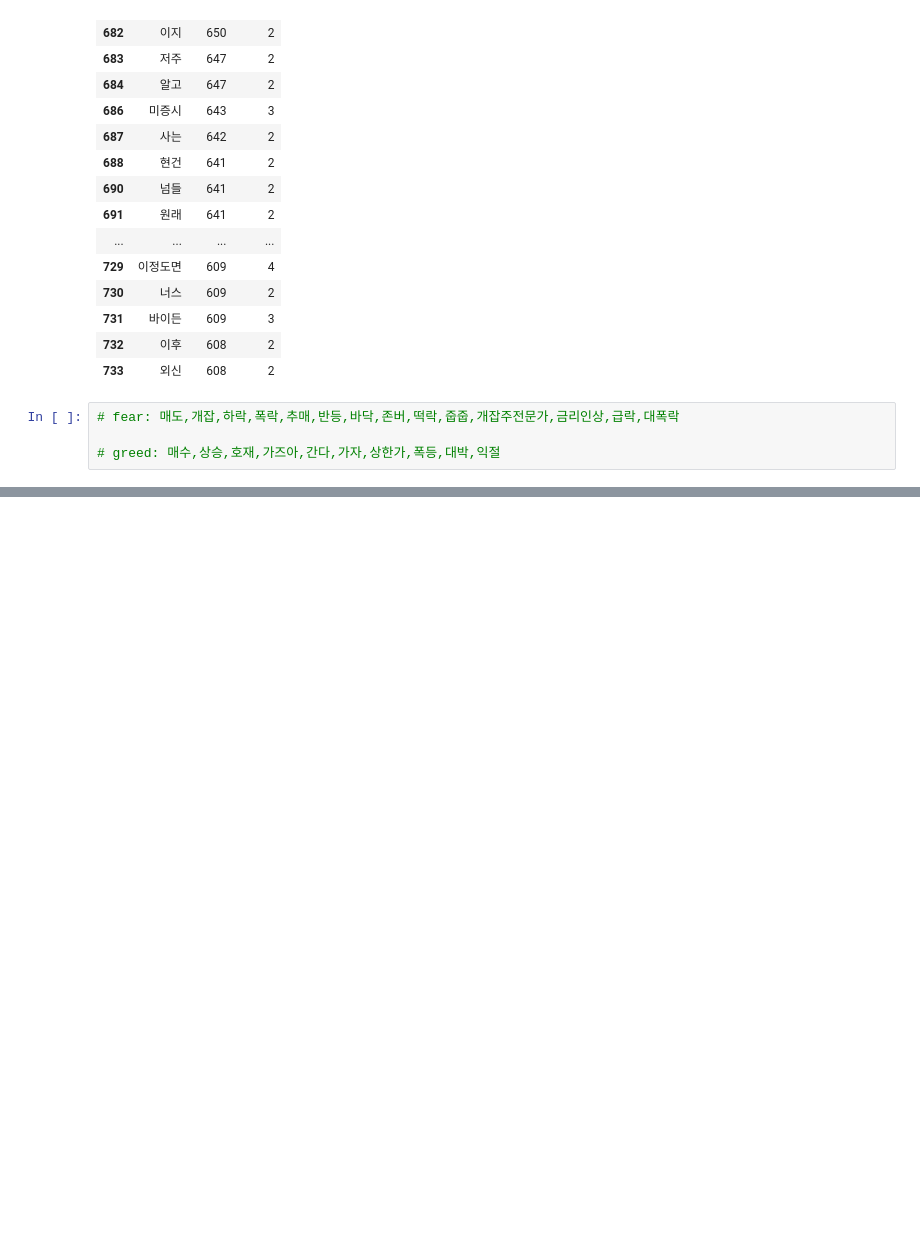
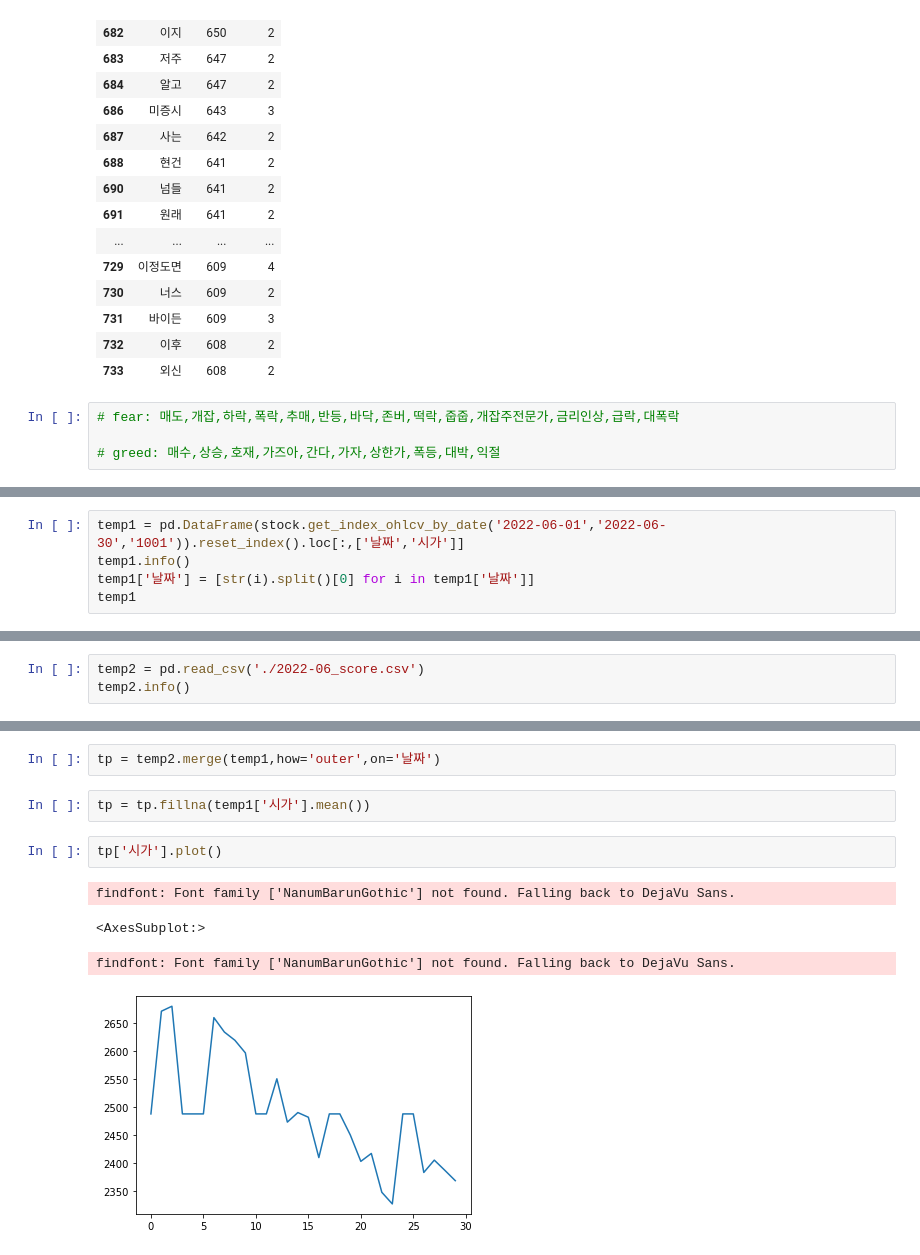
Before and after one commit to NewYorkKim/KRX_2022, a Jupyter notebook: junho/my_note.ipynb, the cells around one changed output, grey strips where cells are left out. Saved outputs shown, nothing was run; the diff lists cells and outputs as text; blank space fills up the shorter version.

```diff
--- a/junho/my_note.ipynb
+++ b/junho/my_note.ipynb
@@ -379,0 +402,5 @@ words[words['length'] > 1][550:600]
+# %%
+temp1 = pd.DataFrame(stock.get_index_ohlcv_by_date('2022-06-01','2022-06-30','1001')).reset_index().loc[:,['날짜','시가']]
+temp1.info()
+temp1['날짜'] = [str(i).split()[0] for i in temp1['날짜']]
+temp1
@@ -379,0 +434,3 @@ words[words['length'] > 1][550:600]
+# %%
+temp2 = pd.read_csv('./2022-06_score.csv')
+temp2.info()
@@ -379,0 +447,11 @@ words[words['length'] > 1][550:600]
+# %%
+tp = temp2.merge(temp1,how='outer',on='날짜')
+# %%
+tp = tp.fillna(temp1['시가'].mean())
+# %%
+tp['시가'].plot()
+# %% [output]
+findfont: Font family ['NanumBarunGothic'] not found. Falling back to DejaVu Sans.
+<AxesSubplot:>
+findfont: Font family ['NanumBarunGothic'] not found. Falling back to DejaVu Sans.
+[figure, added]
```
Also changed, not shown: parts of 4 cells of this notebook, 5 other files.
